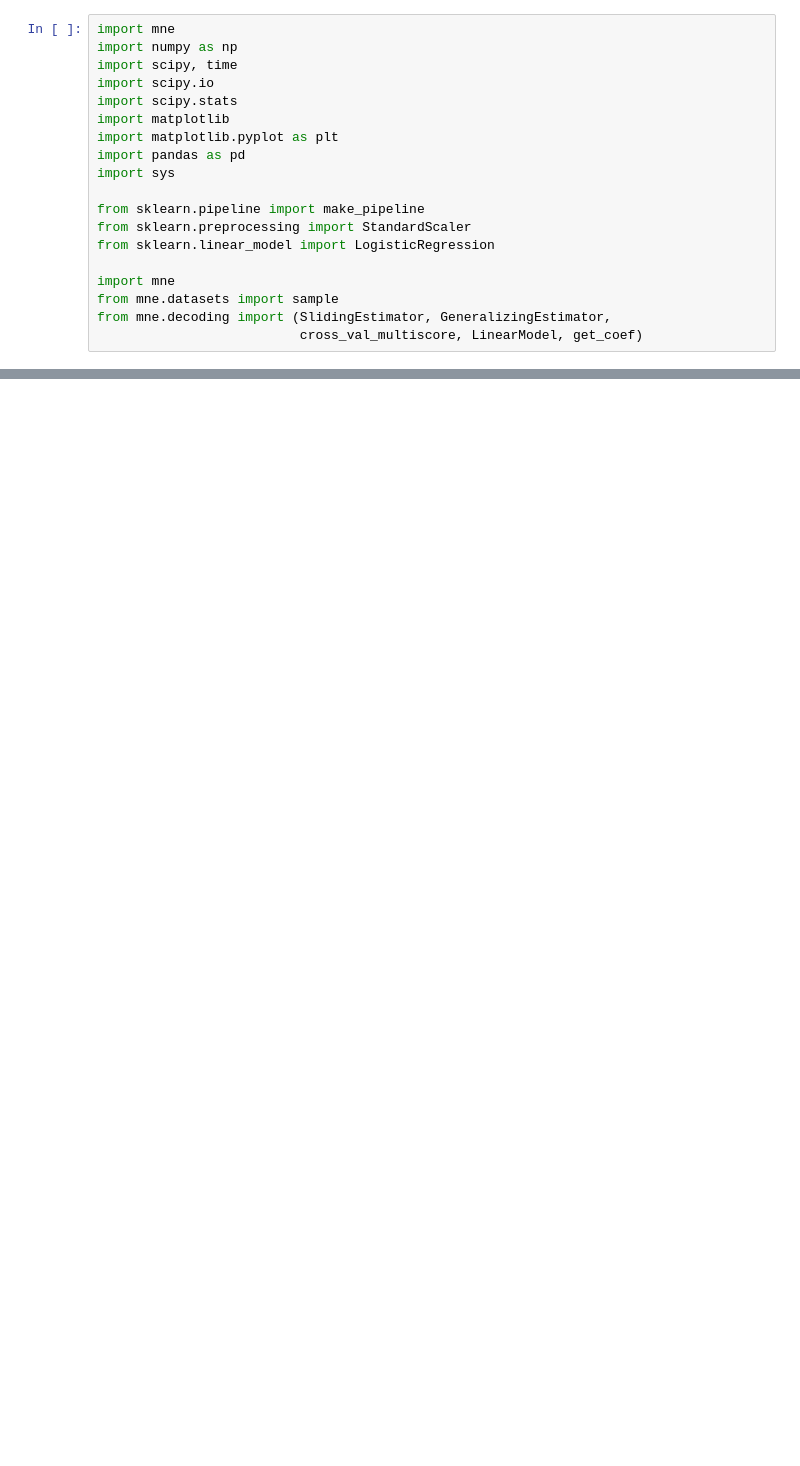
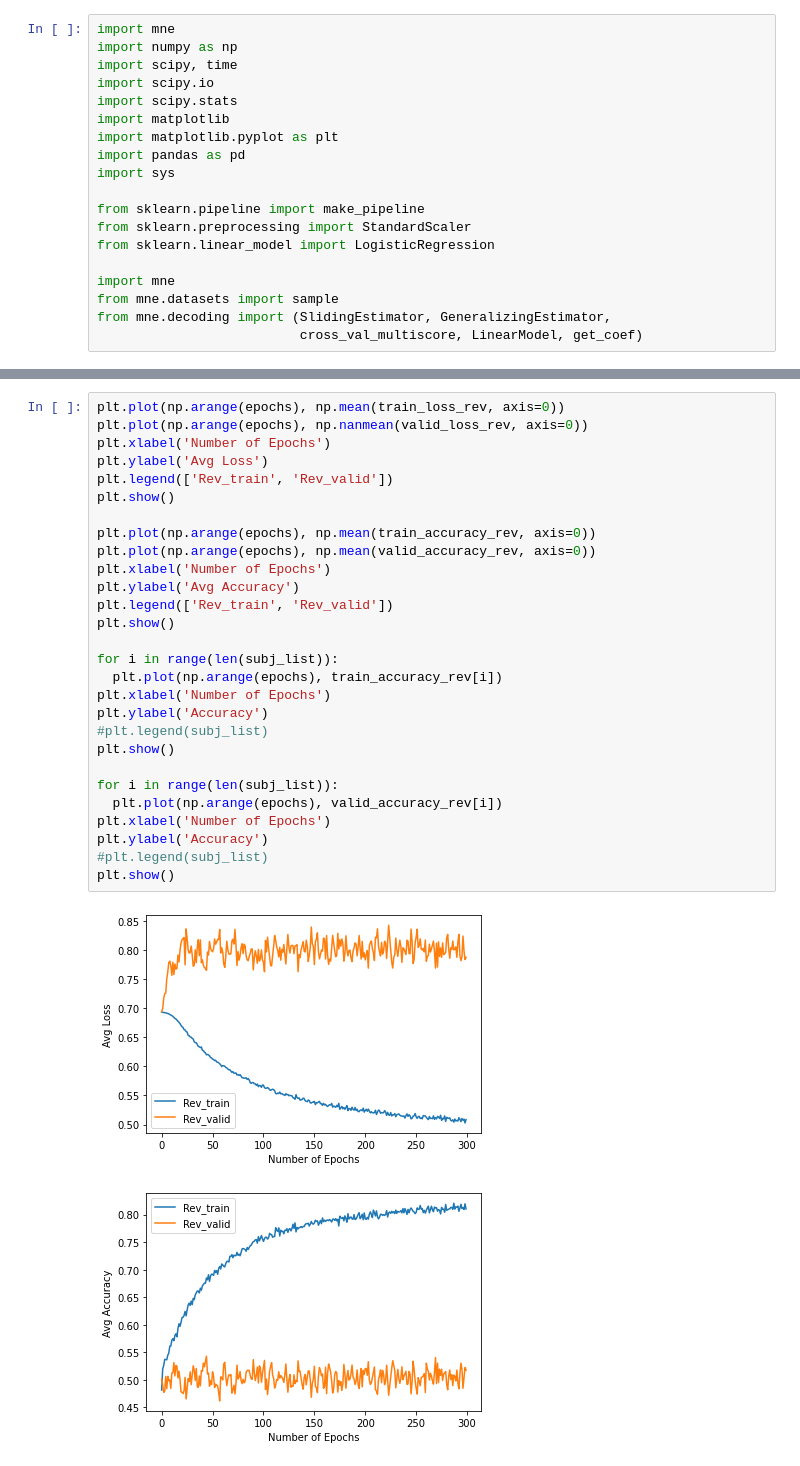
Before and after one commit to yyeung-lam/EEG_CNN, a Jupyter notebook: EEG_CNN.ipynb, the cells around one changed output, grey strips where cells are left out. Drawn from its saved outputs; the diff is of its cells as text; blank space fills up the shorter version.

```diff
--- a/EEG_CNN.ipynb
+++ b/EEG_CNN.ipynb
@@ -273,0 +426,31 @@ weighted avg       0.87      0.87      0.87       780
+# %%
+plt.plot(np.arange(epochs), np.mean(train_loss_rev, axis=0))
+plt.plot(np.arange(epochs), np.nanmean(valid_loss_rev, axis=0))
+plt.xlabel('Number of Epochs')
+plt.ylabel('Avg Loss')
+plt.legend(['Rev_train', 'Rev_valid'])
+plt.show()
+
+plt.plot(np.arange(epochs), np.mean(train_accuracy_rev, axis=0))
+plt.plot(np.arange(epochs), np.mean(valid_accuracy_rev, axis=0))
+plt.xlabel('Number of Epochs')
+plt.ylabel('Avg Accuracy')
+plt.legend(['Rev_train', 'Rev_valid'])
+plt.show()
+
+for i in range(len(subj_list)):
+  plt.plot(np.arange(epochs), train_accuracy_rev[i])
+plt.xlabel('Number of Epochs')
+plt.ylabel('Accuracy')
+#plt.legend(subj_list)
+plt.show()
+
+for i in range(len(subj_list)):
+  plt.plot(np.arange(epochs), valid_accuracy_rev[i])
+plt.xlabel('Number of Epochs')
+plt.ylabel('Accuracy')
+#plt.legend(subj_list)
+plt.show()
+# %% [output]
+[figure, added]
+[figure, added]
```
Also changed, not shown: parts of 46 cells of this notebook.
